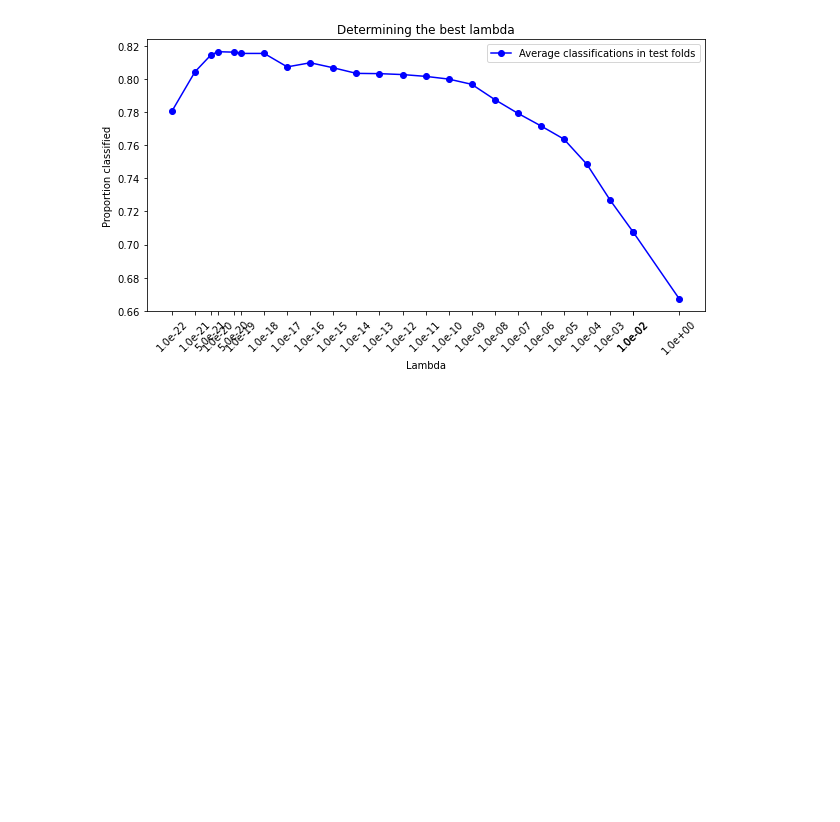
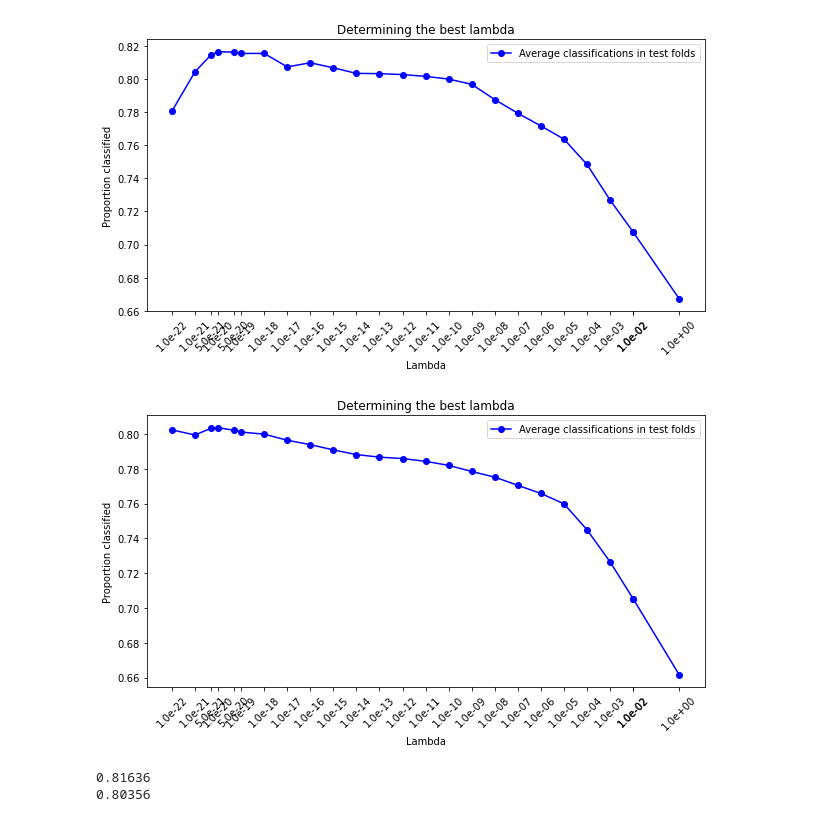
Before and after one commit to KamranSattary/ML-CS-433-Project-1, a Jupyter notebook: src/select_best_lamba.ipynb, the cells around one changed output. Saved outputs shown, nothing was run; the diff lists cells and outputs as text; code cells hidden in the pictures; blank space fills up the shorter version.

Commit message:
Tried lasso with some thresholds

```diff
--- a/src/select_best_lamba.ipynb
+++ b/src/select_best_lamba.ipynb
@@ -1,10 +1,12 @@
 # %%
+from helpers import lasso_reg
 %load_ext autoreload
 %autoreload 2
 
 from run import set_lambda, DATA_TRAIN_PATH, ret_classif_percentage, get_normalization_methods, \
     normalize_data, train
 from proj1_helpers import load_csv_data
+import numpy as np
 
 # Do not waste time to save the result
 lambdas = (1e-22, 1e-21, 5e-21, 1e-20, 5e-20, 1e-19, 1e-18, 1e-17, 1e-16, 1e-15,
@@ -12,21 +14,29 @@ lambdas = (1e-22, 1e-21, 5e-21, 1e-20, 5e-20, 1e-19, 1e-18, 1e-17, 1e-16, 1e-15,
 
 trs = []
 tes= []
-
-
+tes_reg= []
 
 y, tX, ids = load_csv_data(DATA_TRAIN_PATH)
 norm_method = get_normalization_methods(tX)
 tX = normalize_data(tX, norm_method)
+init_weights = np.random.random_sample((tX.shape[1], 1))
 
 for lmbd in lambdas:
     set_lambda(lmbd)
-    w = train(tX, y)
+    _ = train(tX, y)
     tr, te = ret_classif_percentage()
-    print(tr)
     trs.append(tr)
     tes.append(te)
 
+    w, _ = lasso_reg(y.reshape((-1, 1)), tX, init_weights ,40, 0.01, 1e-20)
+
+    removed_features = np.where(w == 0)
+    tX_reg = np.delete(tX, removed_features, axis=1)
+
+    _ = train(tX_reg, y)
+    _, te = ret_classif_percentage()
+    tes_reg.append(te)
+
 trs
 # %% [output]
 The autoreload extension is already loaded. To reload it, use:
@@ -65,23 +75,35 @@ Training set good classification 0.66844; test good classification 0.66724
  0.66844]
 # %%
 from matplotlib import pyplot as plt
-import numpy as np
-fig,ax = plt.subplots(figsize=(10,5))
 
-lns1 = ax.plot(np.log10(lambdas), tes, color='blue', label='Average classifications in test folds', marker='o')
+def plot(x, y, labels):
+    fig,ax = plt.subplots(figsize=(10,5))
 
-ax.set_xlabel('Lambda')
-ax.set_ylabel('Proportion classified')
-ax.set_xticks(np.log10(lambdas))
-ax.set_xticklabels(labels=['%.1e' % x for x in lambdas], rotation=45)
-ax.legend(loc='upper right')
+    ax.plot(x, y, color='blue', label='Average classifications in test folds', marker='o')
 
-fig.savefig('data/plots/'+"Determining the best lambda.pdf", bbox_inches='tight')
+    ax.set_xlabel('Lambda')
+    ax.set_ylabel('Proportion classified')
+    ax.set_xticks(x)
+    ax.set_xticklabels(labels=labels, rotation=45)
+    ax.legend(loc='upper right')
 
-plt.title('Determining the best lambda')
-plt.show()
+    fig.savefig('data/plots/'+"Determining the best lambda.pdf", bbox_inches='tight')
+
+    plt.title('Determining the best lambda')
+    plt.show()
+
+labels = ['%.1e' % x for x in lambdas]
+plot(np.log10(lambdas), tes, labels)
+plot(np.log10(lambdas), tes_reg, labels)
 # %% [output]
 [figure]
+[figure, added]
+# %%
+print(np.max(tes))
+print(np.max(tes_reg))
+# %% [output]
+0.81636
+0.80356
 # %%
 import pickle
 # save data so teammate can make graph look consistent
```
Also changed, not shown: parts of 1 cell of this notebook, 1 other file.
